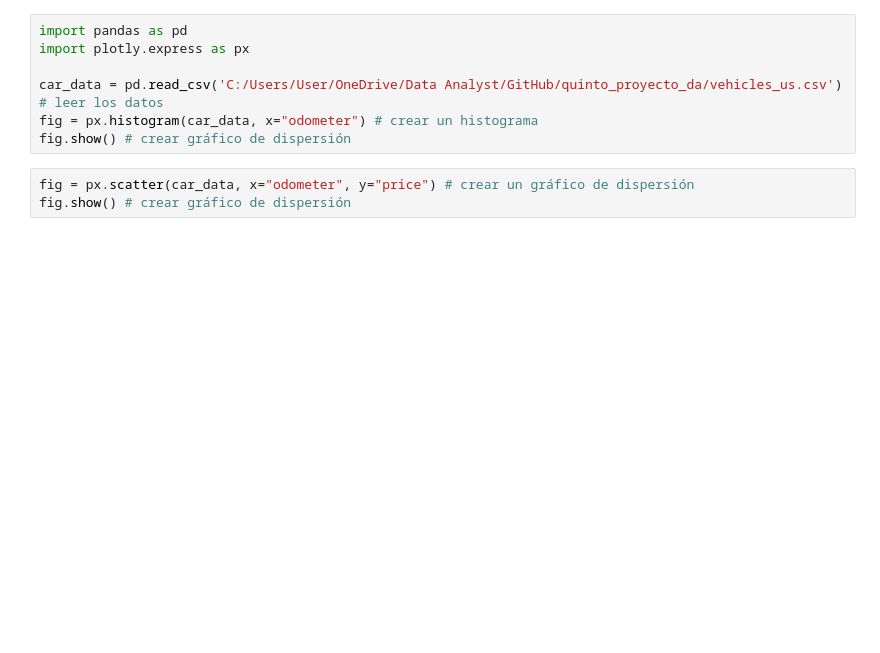
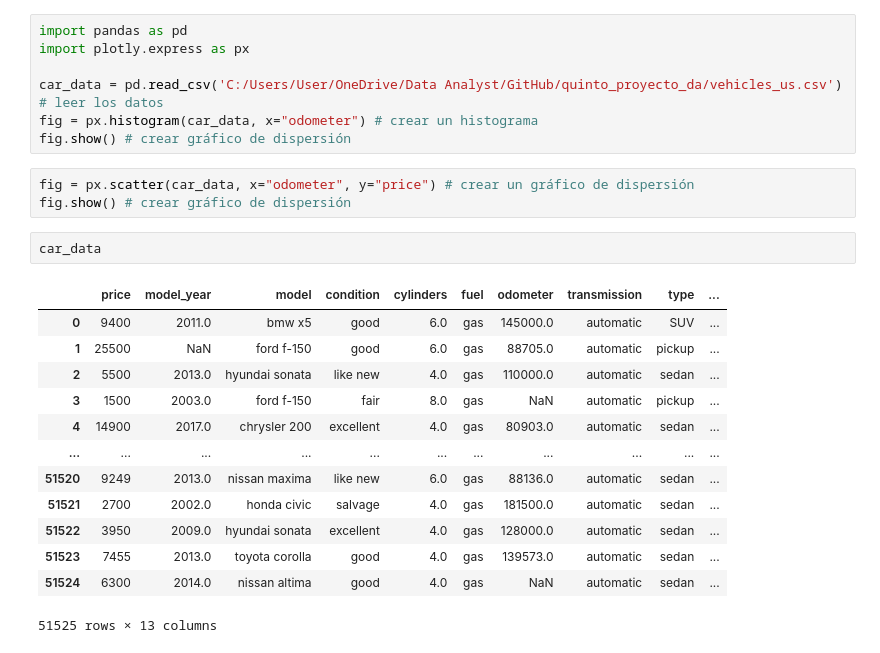
Before and after one commit to BCascante/quinto_proyecto_da, a Jupyter notebook: notebooks/EDA.ipynb, the cells around one changed output. Saved outputs shown, nothing was run; the diff lists cells and outputs as text; blank space fills up the shorter version.

```diff
--- a/notebooks/EDA.ipynb
+++ b/notebooks/EDA.ipynb
@@ -8,3 +8,19 @@ fig.show() # crear gráfico de dispersión
 # %%
 fig = px.scatter(car_data, x="odometer", y="price") # crear un gráfico de dispersión
 fig.show() # crear gráfico de dispersión
+# %%
+car_data
+# %% [output]
+|  | price | model_year | model | condition | cylinders | fuel | odometer | transmission | type | ... |
+| 0 | 9400 | 2011.0 | bmw x5 | good | 6.0 | gas | 145000.0 | automatic | SUV | ... |
+| 1 | 25500 | NaN | ford f-150 | good | 6.0 | gas | 88705.0 | automatic | pickup | ... |
+| 2 | 5500 | 2013.0 | hyundai sonata | like new | 4.0 | gas | 110000.0 | automatic | sedan | ... |
+| 3 | 1500 | 2003.0 | ford f-150 | fair | 8.0 | gas | NaN | automatic | pickup | ... |
+| 4 | 14900 | 2017.0 | chrysler 200 | excellent | 4.0 | gas | 80903.0 | automatic | sedan | ... |
+| ... | ... | ... | ... | ... | ... | ... | ... | ... | ... | ... |
+| 51520 | 9249 | 2013.0 | nissan maxima | like new | 6.0 | gas | 88136.0 | automatic | sedan | ... |
+| 51521 | 2700 | 2002.0 | honda civic | salvage | 4.0 | gas | 181500.0 | automatic | sedan | ... |
+| 51522 | 3950 | 2009.0 | hyundai sonata | excellent | 4.0 | gas | 128000.0 | automatic | sedan | ... |
+| 51523 | 7455 | 2013.0 | toyota corolla | good | 4.0 | gas | 139573.0 | automatic | sedan | ... |
+| 51524 | 6300 | 2014.0 | nissan altima | good | 4.0 | gas | NaN | automatic | sedan | ... |
+51525 rows × 13 columns
```
Also changed, not shown: 2 other files.
